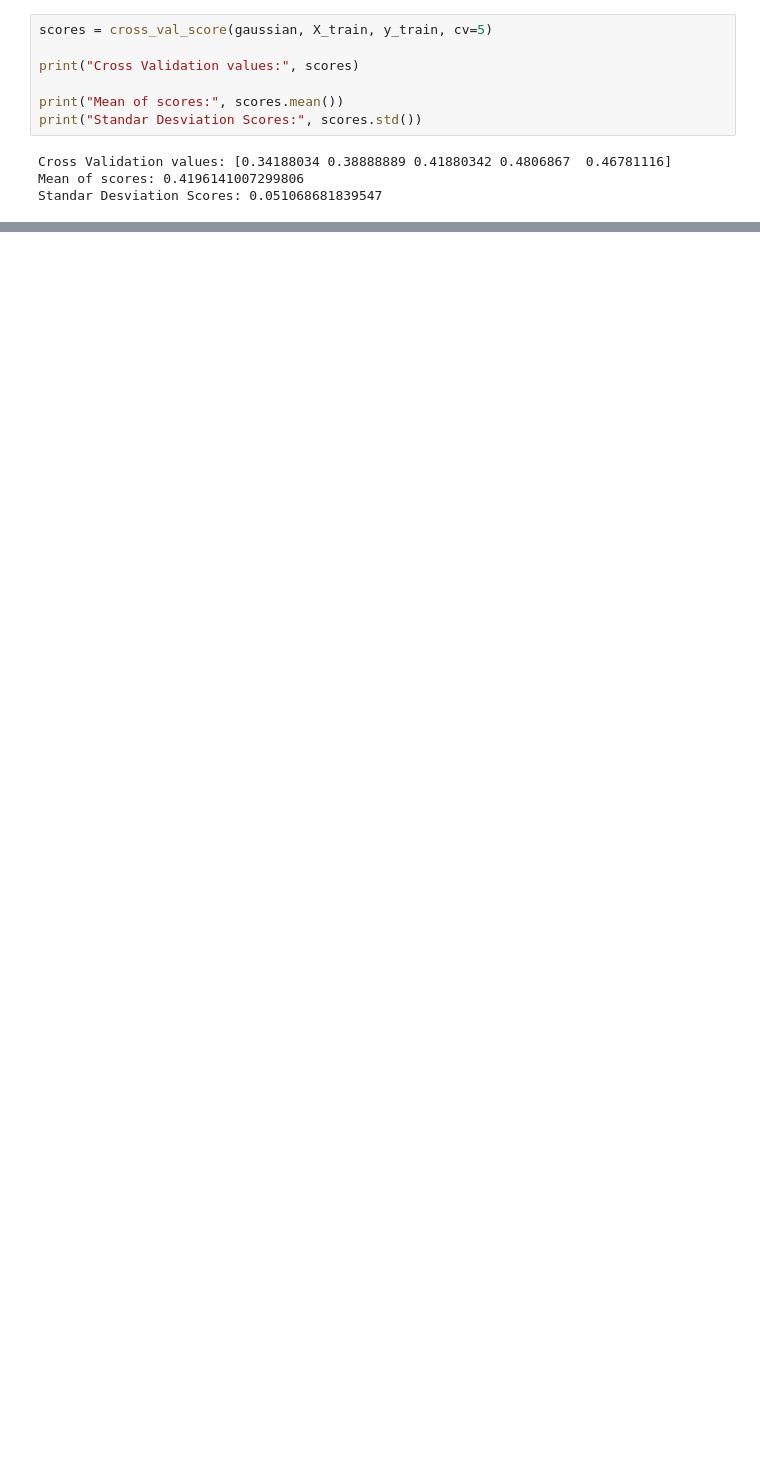
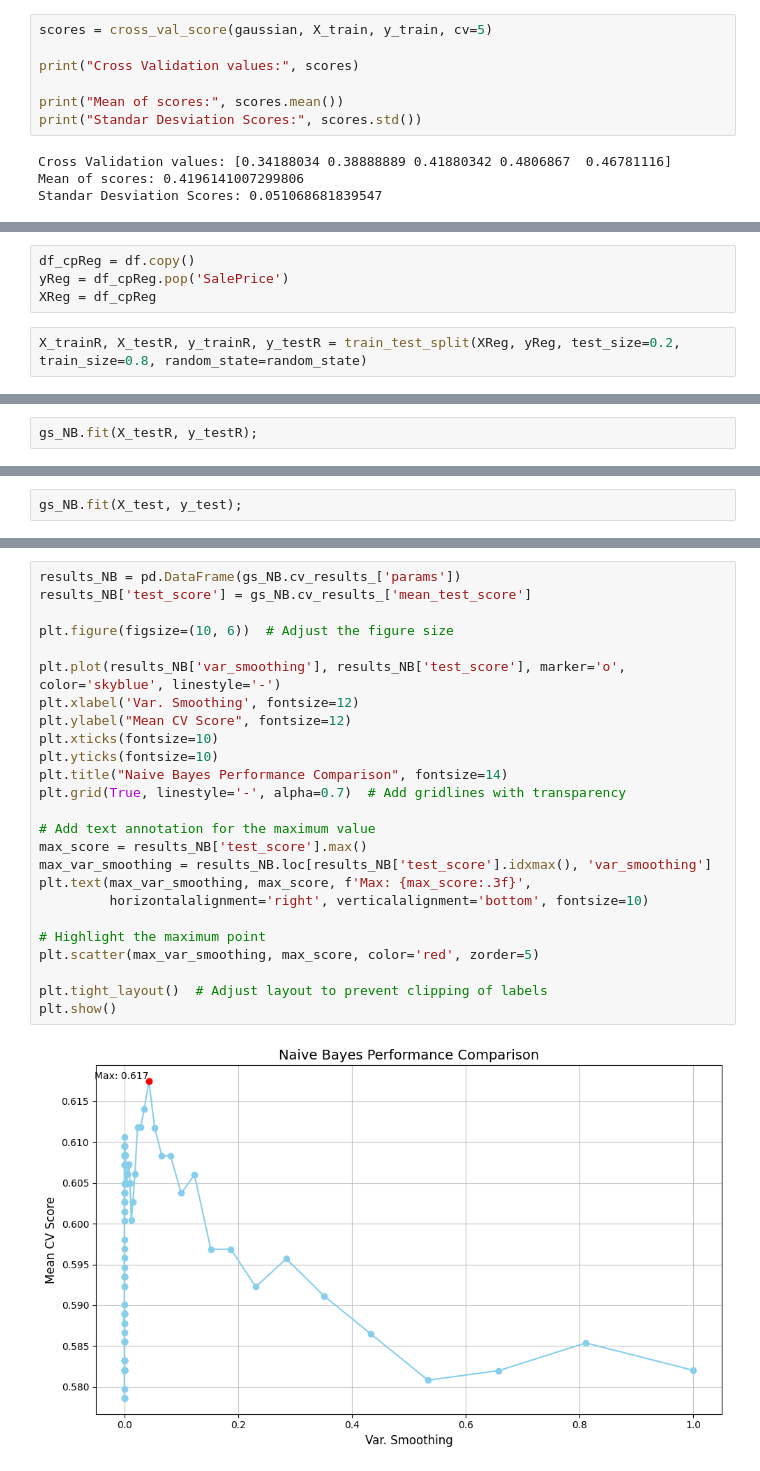
Before and after one commit to MelissaPerez09/HT05-DataMining, a Jupyter notebook: naiveBayes.ipynb, the cells around one changed output, grey strips where cells are left out. Drawn from its saved outputs; the diff is of its cells as text; blank space fills up the shorter version.

```diff
--- a/naiveBayes.ipynb
+++ b/naiveBayes.ipynb
@@ -373,0 +459,6 @@ Por lo que respondiendo a la pregunta de cuál modelo funcionó mejor, se puede
+# %%
+df_cpReg = df.copy()
+yReg = df_cpReg.pop('SalePrice')
+XReg = df_cpReg
+# %%
+X_trainR, X_testR, y_trainR, y_testR = train_test_split(XReg, yReg, test_size=0.2, train_size=0.8, random_state=random_state)
@@ -373,0 +469,2 @@ Por lo que respondiendo a la pregunta de cuál modelo funcionó mejor, se puede
+# %%
+gs_NB.fit(X_testR, y_testR);
@@ -373,0 +494,2 @@ Por lo que respondiendo a la pregunta de cuál modelo funcionó mejor, se puede
+# %%
+gs_NB.fit(X_test, y_test);
@@ -373,0 +506,27 @@ Por lo que respondiendo a la pregunta de cuál modelo funcionó mejor, se puede
+# %%
+results_NB = pd.DataFrame(gs_NB.cv_results_['params'])
+results_NB['test_score'] = gs_NB.cv_results_['mean_test_score']
+
+plt.figure(figsize=(10, 6))  # Adjust the figure size
+
+plt.plot(results_NB['var_smoothing'], results_NB['test_score'], marker='o', color='skyblue', linestyle='-')
+plt.xlabel('Var. Smoothing', fontsize=12)
+plt.ylabel("Mean CV Score", fontsize=12)
+plt.xticks(fontsize=10)
+plt.yticks(fontsize=10)
+plt.title("Naive Bayes Performance Comparison", fontsize=14)
+plt.grid(True, linestyle='-', alpha=0.7)  # Add gridlines with transparency
+
+# Add text annotation for the maximum value
+max_score = results_NB['test_score'].max()
+max_var_smoothing = results_NB.loc[results_NB['test_score'].idxmax(), 'var_smoothing']
+plt.text(max_var_smoothing, max_score, f'Max: {max_score:.3f}',
+         horizontalalignment='right', verticalalignment='bottom', fontsize=10)
+
+# Highlight the maximum point
+plt.scatter(max_var_smoothing, max_score, color='red', zorder=5)
+
+plt.tight_layout()  # Adjust layout to prevent clipping of labels
+plt.show()
+# %% [output]
+[figure, added]
```
Also changed, not shown: parts of 46 cells of this notebook, 1 other file.
